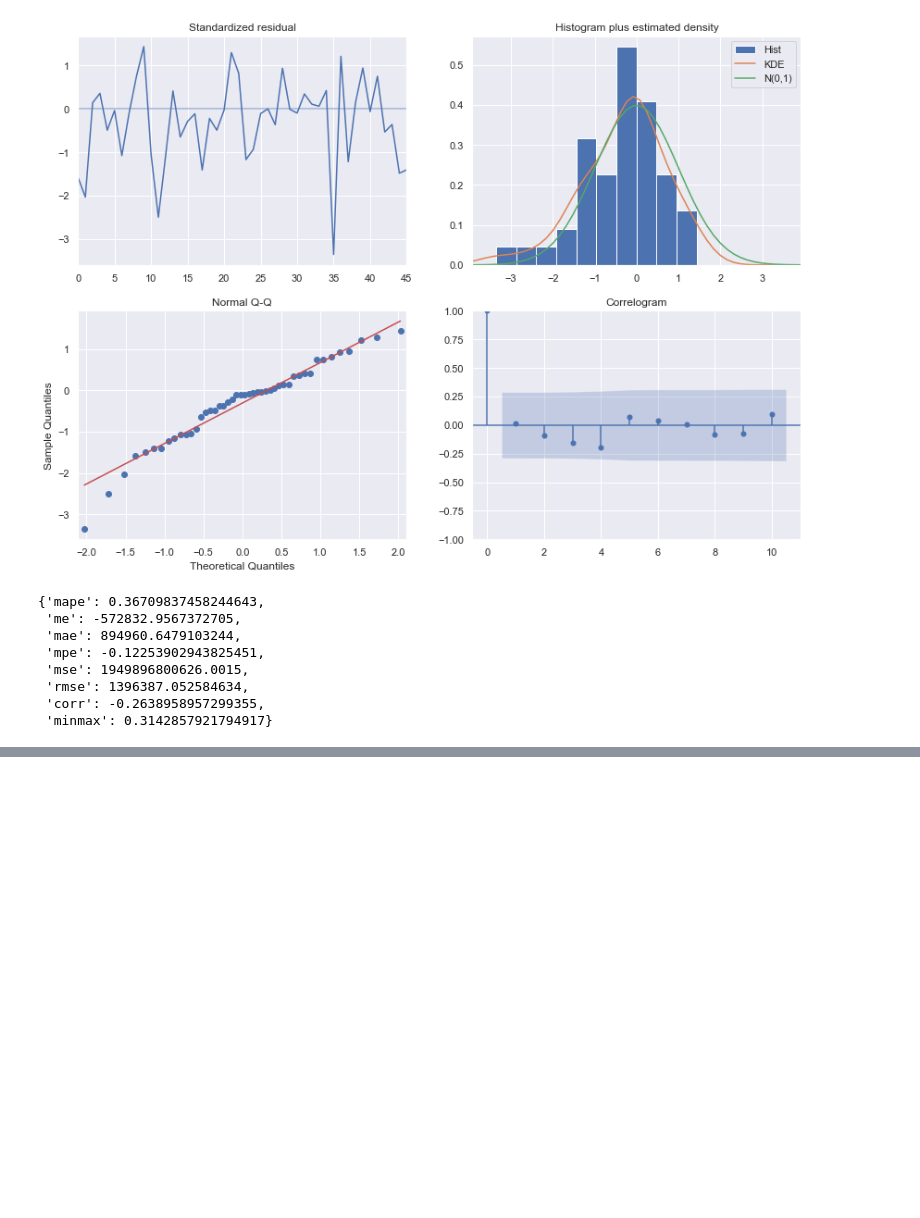
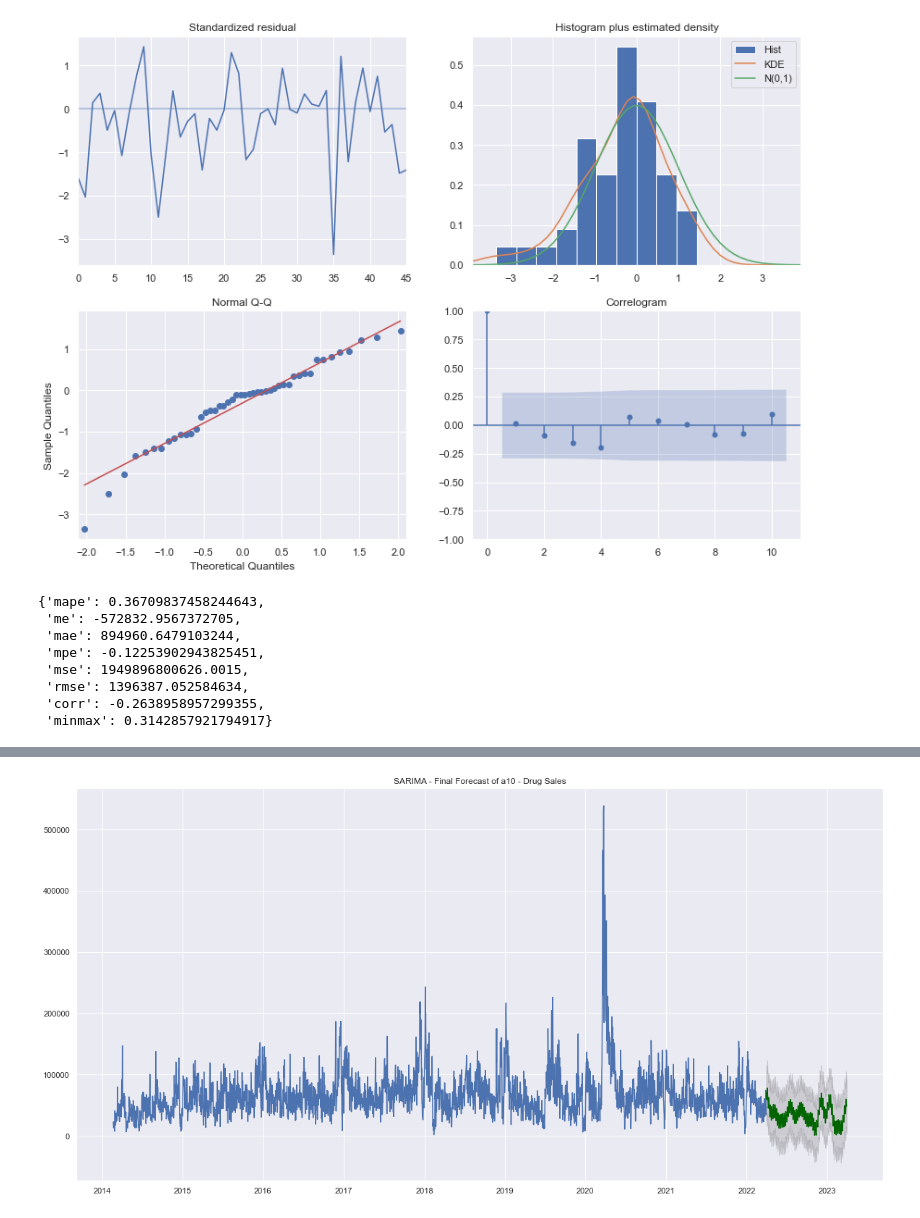
Before and after one commit to DragoneKTM/TimeSeriesProject, a Jupyter notebook: TimeSeriesProject.ipynb, the cells around one changed output, grey strips where cells are left out. Cells and saved outputs as stored; diff of their text form; code cells hidden in the pictures; blank space fills up the shorter version.

```diff
--- a/TimeSeriesProject.ipynb
+++ b/TimeSeriesProject.ipynb
@@ -343,0 +387,13 @@ forecast_accuracy(fitted, df_sells_month_test['totale'])
+# %%
+# Plot
+plt.plot(df_fb.set_index('ds')['y'])
+plt.plot(forecast.set_index('ds')['yhat'], color='darkgreen')
+plt.fill_between(forecast.set_index('ds').index,
+                 forecast.set_index('ds')['yhat_lower'],
+                 forecast.set_index('ds')['yhat_upper'],
+                 color='k', alpha=.15)
+
+plt.title("SARIMA - Final Forecast of a10 - Drug Sales")
+plt.show()
+# %% [output]
+[figure, added]
```
Also changed, not shown: parts of 10 cells of this notebook.
